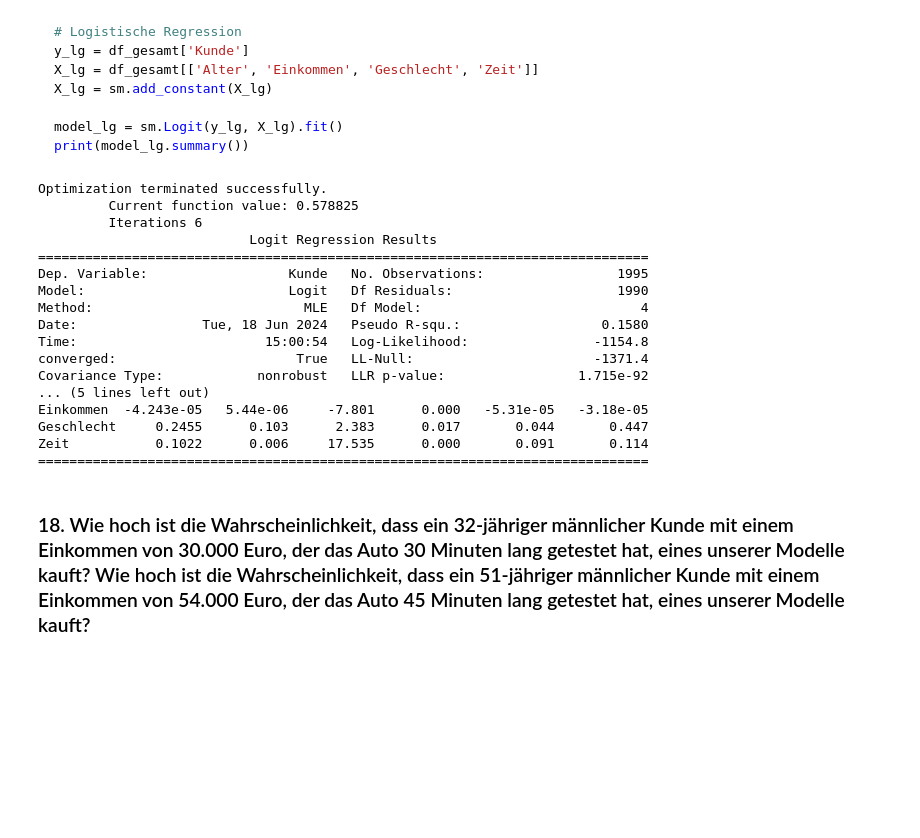
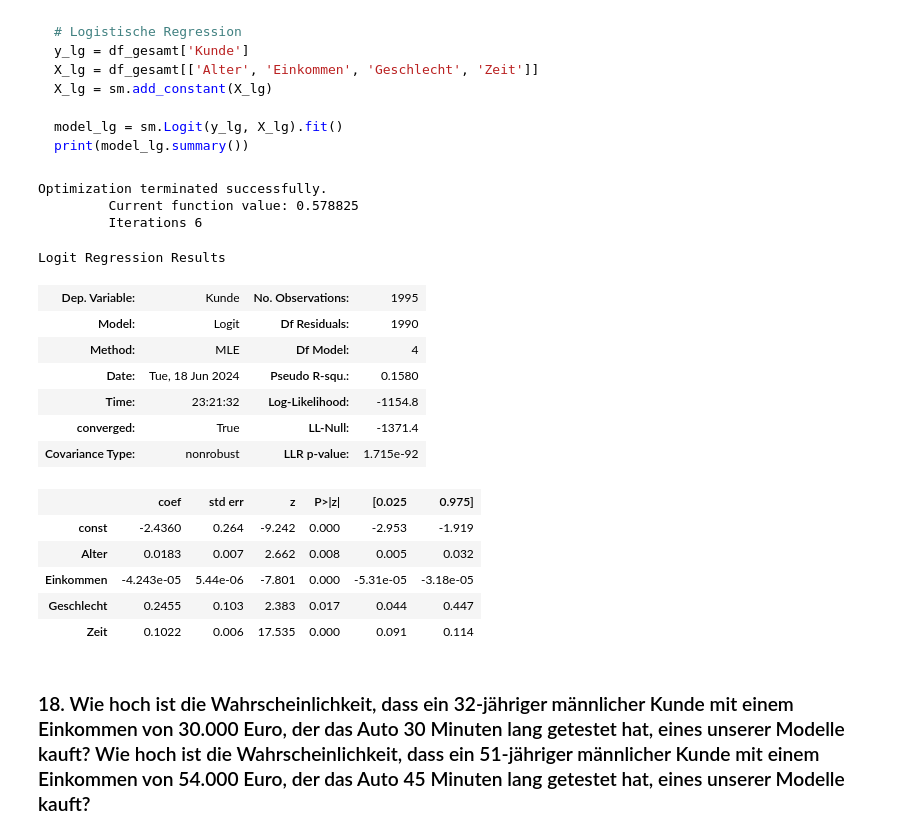
Before and after one commit to SebastianKnoche/final_projectSS24_Group4, a Jupyter notebook: presentation.ipynb, the cells around one changed output. Drawn from its saved outputs; the diff is of its cells as text; code cells hidden in the pictures; blank space fills up the shorter version.

```diff
--- a/presentation.ipynb
+++ b/presentation.ipynb
@@ -809,29 +908,32 @@ print(model_lg.summary())
 # %%
 # Logistische Regression
 y_lg = df_gesamt['Kunde']
 X_lg = df_gesamt[['Alter', 'Einkommen', 'Geschlecht', 'Zeit']]
 X_lg = sm.add_constant(X_lg)
 
 model_lg = sm.Logit(y_lg, X_lg).fit()
-print(model_lg.summary())
+
+# Summary in HTML rendern und anzeigen
+html_summary = model_lg.summary().as_html()
+display(my_html(html_summary))
 # %% [output]
 Optimization terminated successfully.
          Current function value: 0.578825
          Iterations 6
-                           Logit Regression Results
-==============================================================================
-Dep. Variable:                  Kunde   No. Observations:                 1995
-Model:                          Logit   Df Residuals:                     1990
-Method:                           MLE   Df Model:                            4
-Date:                Tue, 18 Jun 2024   Pseudo R-squ.:                  0.1580
-Time:                        15:00:54   Log-Likelihood:                -1154.8
-converged:                       True   LL-Null:                       -1371.4
-Covariance Type:            nonrobust   LLR p-value:                 1.715e-92
-... (5 lines left out)
-Einkommen  -4.243e-05   5.44e-06     -7.801      0.000   -5.31e-05   -3.18e-05
-Geschlecht     0.2455      0.103      2.383      0.017       0.044       0.447
-Zeit           0.1022      0.006     17.535      0.000       0.091       0.114
-==============================================================================
+Logit Regression Results
+| Dep. Variable: | Kunde | No. Observations: | 1995 |
+| Model: | Logit | Df Residuals: | 1990 |
+| Method: | MLE | Df Model: | 4 |
+| Date: | Tue, 18 Jun 2024 | Pseudo R-squ.: | 0.1580 |
+| Time: | 23:21:32 | Log-Likelihood: | -1154.8 |
+| converged: | True | LL-Null: | -1371.4 |
+| Covariance Type: | nonrobust | LLR p-value: | 1.715e-92 |
+|  | coef | std err | z | P>|z| | [0.025 | 0.975] |
+| const | -2.4360 | 0.264 | -9.242 | 0.000 | -2.953 | -1.919 |
+| Alter | 0.0183 | 0.007 | 2.662 | 0.008 | 0.005 | 0.032 |
+| Einkommen | -4.243e-05 | 5.44e-06 | -7.801 | 0.000 | -5.31e-05 | -3.18e-05 |
+| Geschlecht | 0.2455 | 0.103 | 2.383 | 0.017 | 0.044 | 0.447 |
+| Zeit | 0.1022 | 0.006 | 17.535 | 0.000 | 0.091 | 0.114 |
 # %% [markdown]
 ### 18. Wie hoch ist die Wahrscheinlichkeit, dass ein 32-jähriger männlicher Kunde mit einem Einkommen von 30.000 Euro, der das Auto 30 Minuten lang getestet hat, eines unserer Modelle kauft? Wie hoch ist die Wahrscheinlichkeit, dass ein 51-jähriger männlicher Kunde mit einem Einkommen von 54.000 Euro, der das Auto 45 Minuten lang getestet hat, eines unserer Modelle kauft?
 # %% [markdown]
```
Also changed, not shown: parts of 35 cells of this notebook, 1 other file.
